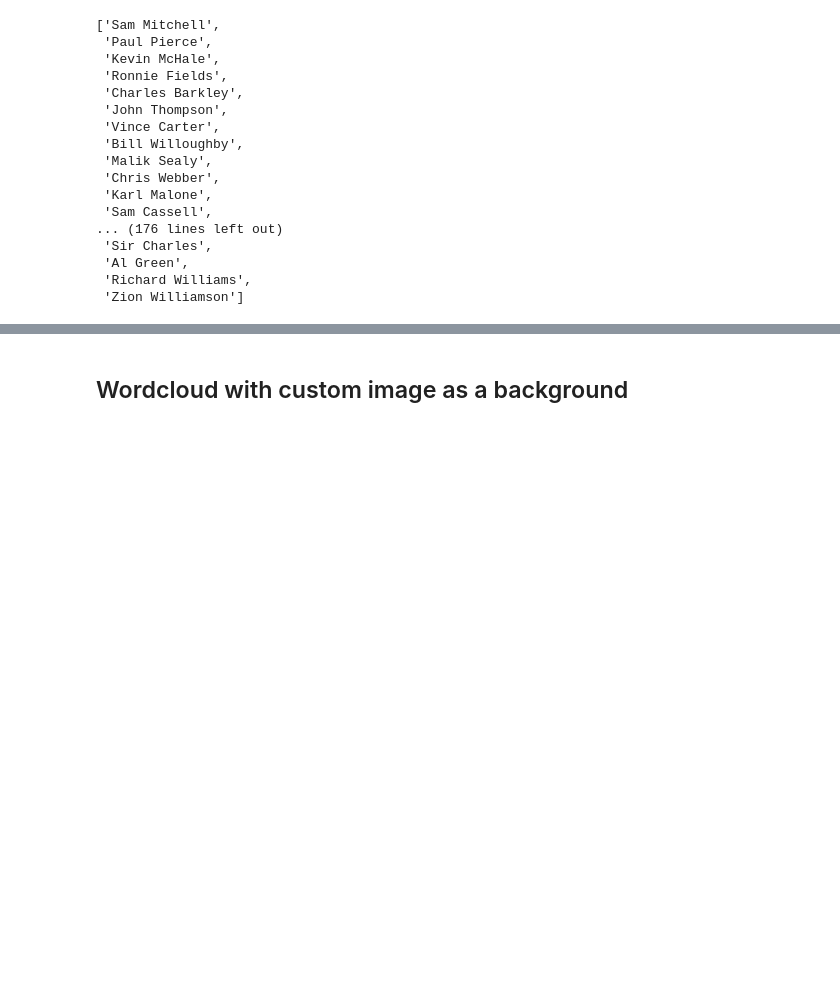
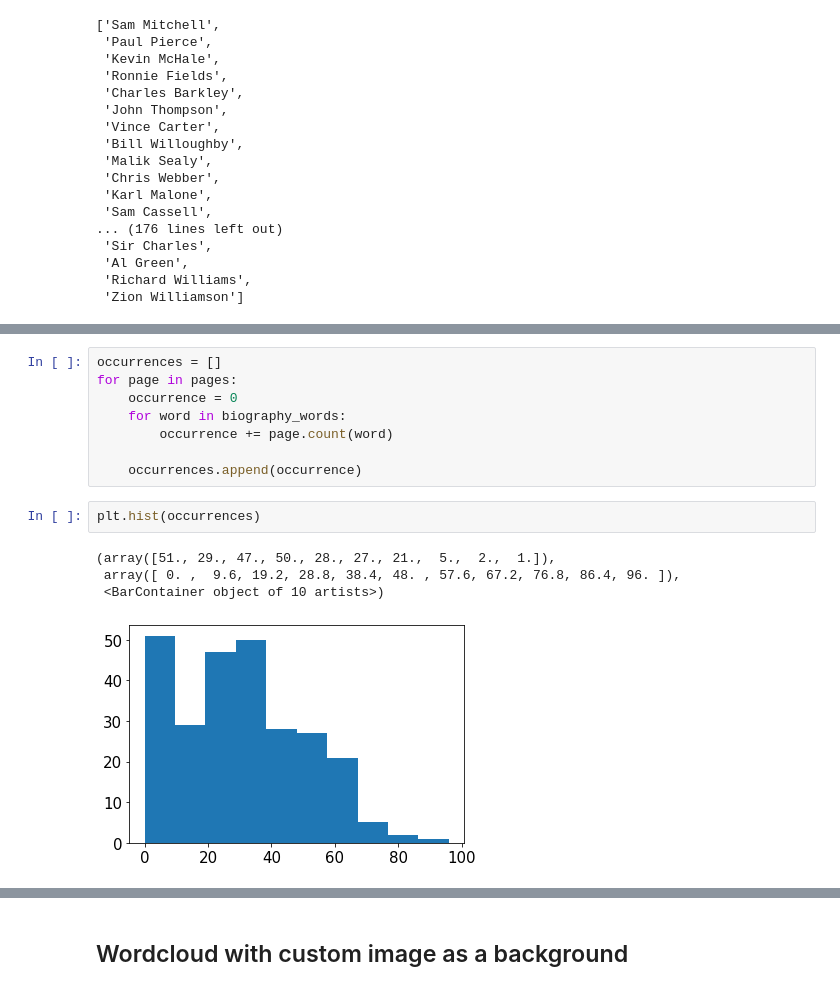
Before and after one commit to dpalatynski/DataAnalysis, a Jupyter notebook: book-analysis/book-analysis.ipynb, the cells around one changed output, grey strips where cells are left out. Saved outputs shown, nothing was run; the diff lists cells and outputs as text; blank space fills up the shorter version.

```diff
--- a/book-analysis/book-analysis.ipynb
+++ b/book-analysis/book-analysis.ipynb
@@ -373,0 +416,15 @@ basketball_players
+# %%
+occurrences = []
+for page in pages:
+    occurrence = 0
+    for word in biography_words:
+        occurrence += page.count(word)
+
+    occurrences.append(occurrence)
+# %%
+plt.hist(occurrences)
+# %% [output]
+(array([51., 29., 47., 50., 28., 27., 21.,  5.,  2.,  1.]),
+ array([ 0. ,  9.6, 19.2, 28.8, 38.4, 48. , 57.6, 67.2, 76.8, 86.4, 96. ]),
+ <BarContainer object of 10 artists>)
+[figure, added]
```
Also changed, not shown: parts of 25 cells of this notebook.
